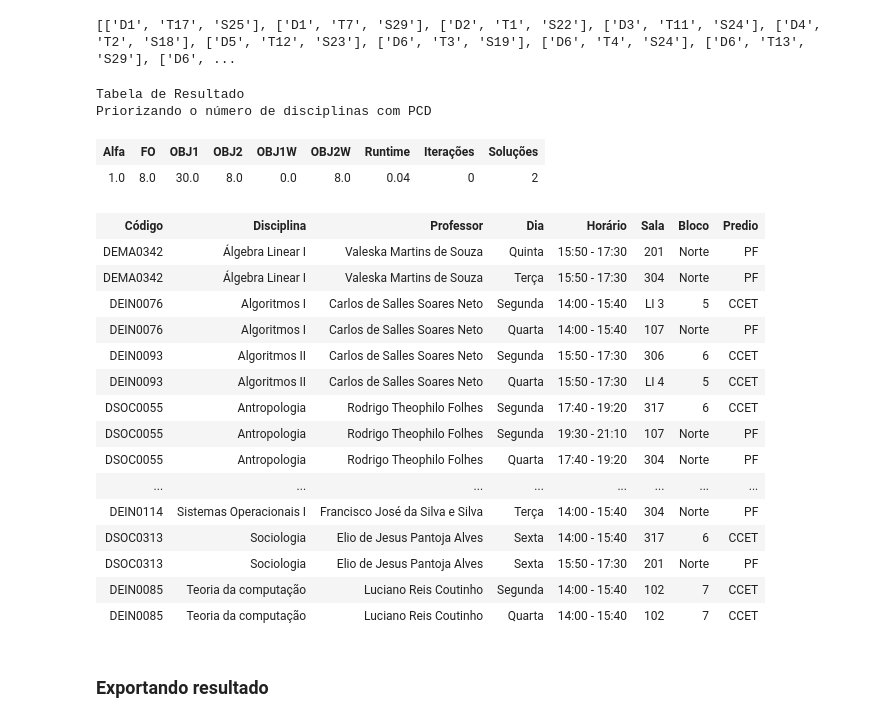
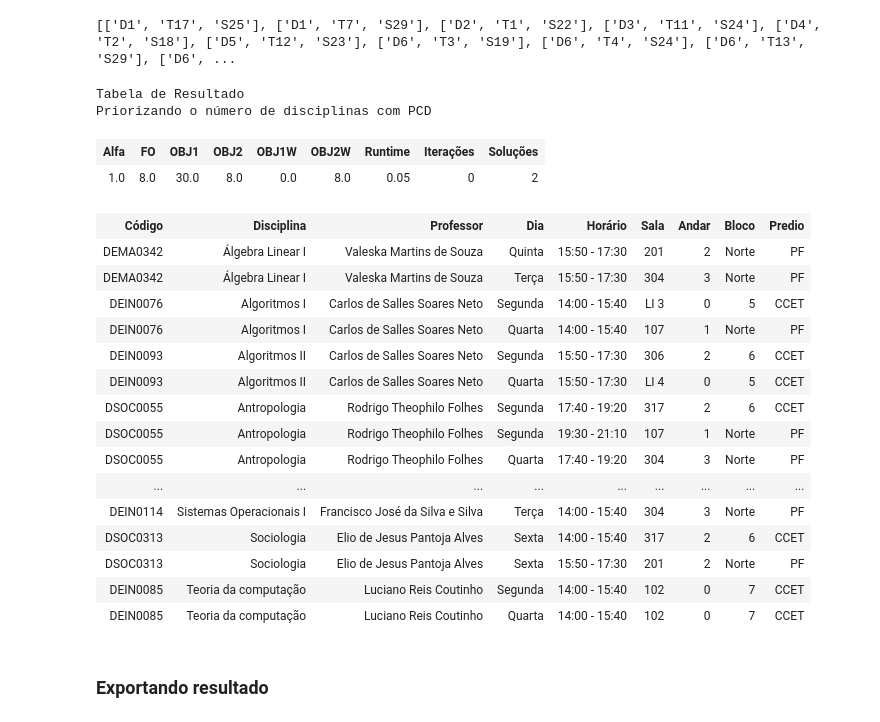
Before and after one commit to JLucks/PASResolution, a Jupyter notebook: pas_resolution.ipynb, the cells around one changed output. Saved outputs shown, nothing was run; the diff lists cells and outputs as text; code cells hidden in the pictures.

Commit message:
[ADD] Adicionando informação de Andar

```diff
--- a/pas_resolution.ipynb
+++ b/pas_resolution.ipynb
@@ -128,6 +128,7 @@ for r in Rooms:
     data.append(r[4])
     data.append(r[5])
     data.append(r[6])
+    data.append(r[3])
     dic_rooms[r[0]] = data
 dic_disciplines = {}
 for d in Disciplines:
@@ -149,6 +150,7 @@ def transform_result(result):
         r.append(dic_times[row[1]][1])
         r.append(dic_times[row[1]][0])
         r.append(dic_rooms[row[2]][0])
+        r.append(dic_rooms[row[2]][3])
         r.append(dic_rooms[row[2]][1])
         r.append(dic_rooms[row[2]][2])
         new_result.append(r)
@@ -408,49 +410,49 @@ print(result)
 # %%
 head_obj = ['Alfa','FO','OBJ1','OBJ2','OBJ1W','OBJ2W','Runtime','Iterações','Soluções']
 obj_res = []
 obj_res.append(float(a))
 obj_res.append(resultValue)
 obj_res.append(obj1.getValue())
 obj_res.append(obj2.getValue())
 obj_res.append(obj1.getValue()*wgh1)
 obj_res.append(obj2.getValue()*wgh2)
 obj_res.append(round(float(model.Runtime), 2))
 obj_res.append(int(model.IterCount))
 obj_res.append(int(model.SolCount))
 table_obj = []
 table_obj.append(obj_res)
-head_result = ['Código', 'Disciplina','Professor','Dia','Horário','Sala','Bloco','Predio']
+head_result = ['Código', 'Disciplina','Professor','Dia','Horário','Sala','Andar','Bloco','Predio']
 table_result = transform_result(result)
 print('Tabela de Resultado')
 if a > 0.5:
     print('Priorizando o número de disciplinas com PCD')
 elif a == 0.5:
     print('Sem Priorização')
 else:
     print('Priorizando o número de salas utilizadas')
 display_table(head_obj,table_obj)
 display_table(head_result,table_result)
 # %% [output]
 Tabela de Resultado
 Priorizando o número de disciplinas com PCD
 | Alfa | FO | OBJ1 | OBJ2 | OBJ1W | OBJ2W | Runtime | Iterações | Soluções |
-| 1.0 | 8.0 | 30.0 | 8.0 | 0.0 | 8.0 | 0.04 | 0 | 2 |
+| 1.0 | 8.0 | 30.0 | 8.0 | 0.0 | 8.0 | 0.05 | 0 | 2 |
-| Código | Disciplina | Professor | Dia | Horário | Sala | Bloco | Predio |
-| DEMA0342 | Álgebra Linear I | Valeska Martins de Souza | Quinta | 15:50 - 17:30 | 201 | Norte | PF |
-| DEMA0342 | Álgebra Linear I | Valeska Martins de Souza | Terça | 15:50 - 17:30 | 304 | Norte | PF |
-| DEIN0076 | Algoritmos I | Carlos de Salles Soares Neto | Segunda | 14:00 - 15:40 | LI 3 | 5 | CCET |
-| DEIN0076 | Algoritmos I | Carlos de Salles Soares Neto | Quarta | 14:00 - 15:40 | 107 | Norte | PF |
-| DEIN0093 | Algoritmos II | Carlos de Salles Soares Neto | Segunda | 15:50 - 17:30 | 306 | 6 | CCET |
-| DEIN0093 | Algoritmos II | Carlos de Salles Soares Neto | Quarta | 15:50 - 17:30 | LI 4 | 5 | CCET |
-| DSOC0055 | Antropologia | Rodrigo Theophilo Folhes | Segunda | 17:40 - 19:20 | 317 | 6 | CCET |
-| DSOC0055 | Antropologia | Rodrigo Theophilo Folhes | Segunda | 19:30 - 21:10 | 107 | Norte | PF |
-| DSOC0055 | Antropologia | Rodrigo Theophilo Folhes | Quarta | 17:40 - 19:20 | 304 | Norte | PF |
-| ... | ... | ... | ... | ... | ... | ... | ... |
-| DEIN0114 | Sistemas Operacionais I | Francisco José da Silva e Silva | Terça | 14:00 - 15:40 | 304 | Norte | PF |
-| DSOC0313 | Sociologia | Elio de Jesus Pantoja Alves | Sexta | 14:00 - 15:40 | 317 | 6 | CCET |
-| DSOC0313 | Sociologia | Elio de Jesus Pantoja Alves | Sexta | 15:50 - 17:30 | 201 | Norte | PF |
-| DEIN0085 | Teoria da computação | Luciano Reis Coutinho | Segunda | 14:00 - 15:40 | 102 | 7 | CCET |
-| DEIN0085 | Teoria da computação | Luciano Reis Coutinho | Quarta | 14:00 - 15:40 | 102 | 7 | CCET |
+| Código | Disciplina | Professor | Dia | Horário | Sala | Andar | Bloco | Predio |
+| DEMA0342 | Álgebra Linear I | Valeska Martins de Souza | Quinta | 15:50 - 17:30 | 201 | 2 | Norte | PF |
+| DEMA0342 | Álgebra Linear I | Valeska Martins de Souza | Terça | 15:50 - 17:30 | 304 | 3 | Norte | PF |
+| DEIN0076 | Algoritmos I | Carlos de Salles Soares Neto | Segunda | 14:00 - 15:40 | LI 3 | 0 | 5 | CCET |
+| DEIN0076 | Algoritmos I | Carlos de Salles Soares Neto | Quarta | 14:00 - 15:40 | 107 | 1 | Norte | PF |
+| DEIN0093 | Algoritmos II | Carlos de Salles Soares Neto | Segunda | 15:50 - 17:30 | 306 | 2 | 6 | CCET |
+| DEIN0093 | Algoritmos II | Carlos de Salles Soares Neto | Quarta | 15:50 - 17:30 | LI 4 | 0 | 5 | CCET |
+| DSOC0055 | Antropologia | Rodrigo Theophilo Folhes | Segunda | 17:40 - 19:20 | 317 | 2 | 6 | CCET |
+| DSOC0055 | Antropologia | Rodrigo Theophilo Folhes | Segunda | 19:30 - 21:10 | 107 | 1 | Norte | PF |
+| DSOC0055 | Antropologia | Rodrigo Theophilo Folhes | Quarta | 17:40 - 19:20 | 304 | 3 | Norte | PF |
+| ... | ... | ... | ... | ... | ... | ... | ... | ... |
+| DEIN0114 | Sistemas Operacionais I | Francisco José da Silva e Silva | Terça | 14:00 - 15:40 | 304 | 3 | Norte | PF |
+| DSOC0313 | Sociologia | Elio de Jesus Pantoja Alves | Sexta | 14:00 - 15:40 | 317 | 2 | 6 | CCET |
+| DSOC0313 | Sociologia | Elio de Jesus Pantoja Alves | Sexta | 15:50 - 17:30 | 201 | 2 | Norte | PF |
+| DEIN0085 | Teoria da computação | Luciano Reis Coutinho | Segunda | 14:00 - 15:40 | 102 | 0 | 7 | CCET |
+| DEIN0085 | Teoria da computação | Luciano Reis Coutinho | Quarta | 14:00 - 15:40 | 102 | 0 | 7 | CCET |
 # %% [markdown]
 ### Exportando resultado
 # %%
```
Also changed, not shown: parts of 1 cell of this notebook, 1 other file.
